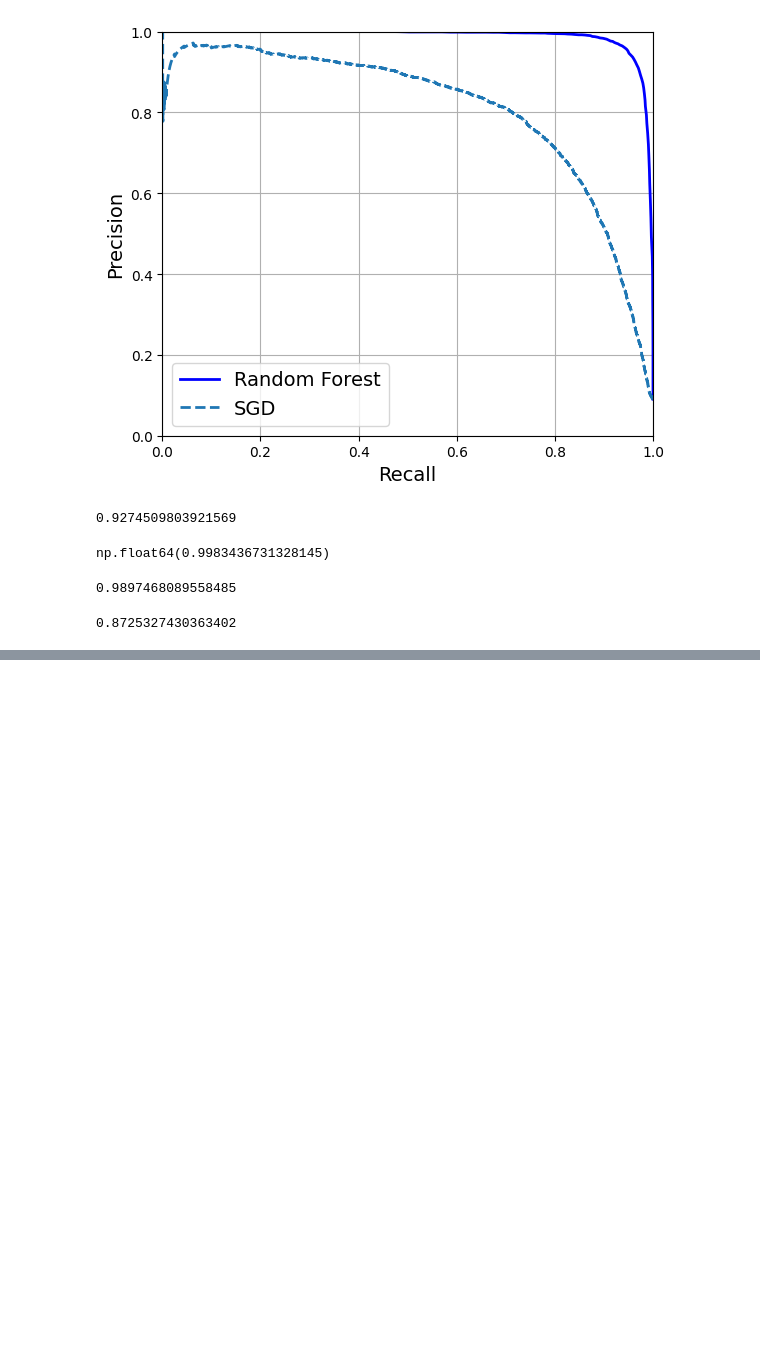
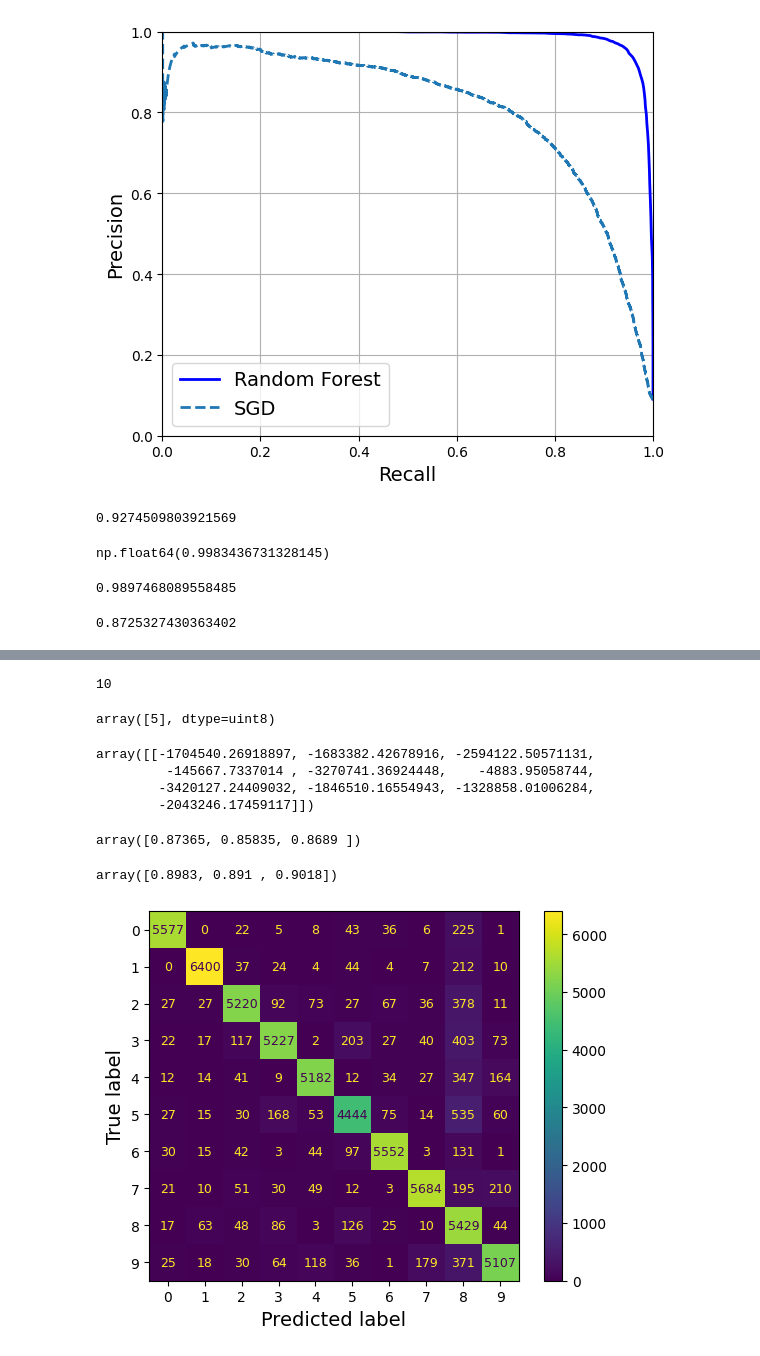
Before and after one commit to reckless-sherixx/Binary_Classifier_MNIST, a Jupyter notebook: MNIST.ipynb, the cells around one changed output, grey strips where cells are left out. Cells and saved outputs as stored; diff of their text form; code cells hidden in the pictures; blank space fills up the shorter version.

```diff
--- a/MNIST.ipynb
+++ b/MNIST.ipynb
@@ -340,0 +388,36 @@ recall_score(y_train_5 , y_train_pred_forest)
+# %%
+len(ovr_clf.estimators_)
+# %% [output]
+10
+# %%
+sgd_clf.fit(X_train[:2000],y[:2000])
+sgd_clf.predict(some_digit.to_frame().T)
+# %% [output]
+array([5], dtype=uint8)
+# %%
+sgd_clf.decision_function(some_digit.to_frame().T)
+# %% [output]
+array([[-1704540.26918897, -1683382.42678916, -2594122.50571131,
+         -145667.7337014 , -3270741.36924448,    -4883.95058744,
+        -3420127.24409032, -1846510.16554943, -1328858.01006284,
+        -2043246.17459117]])
+# %%
+cross_val_score(sgd_clf, X_train , y_train , cv = 3 , scoring = "accuracy")
+# %% [output]
+array([0.87365, 0.85835, 0.8689 ])
+# %%
+from sklearn.preprocessing import StandardScaler
+scaler = StandardScaler()
+X_train_scaled = scaler.fit_transform(X_train.astype(np.float64))
+cross_val_score(sgd_clf, X_train_scaled, y_train, cv = 3 , scoring="accuracy")
+# %% [output]
+array([0.8983, 0.891 , 0.9018])
+# %%
+from sklearn.metrics import ConfusionMatrixDisplay
+
+y_train_pred = cross_val_predict(sgd_clf, X_train_scaled, y_train, cv=3)
+plt.rc('font', size=9)
+ConfusionMatrixDisplay.from_predictions(y_train, y_train_pred)
+plt.show()
+# %% [output]
+[figure, added]
```
Also changed, not shown: parts of 24 cells of this notebook.
